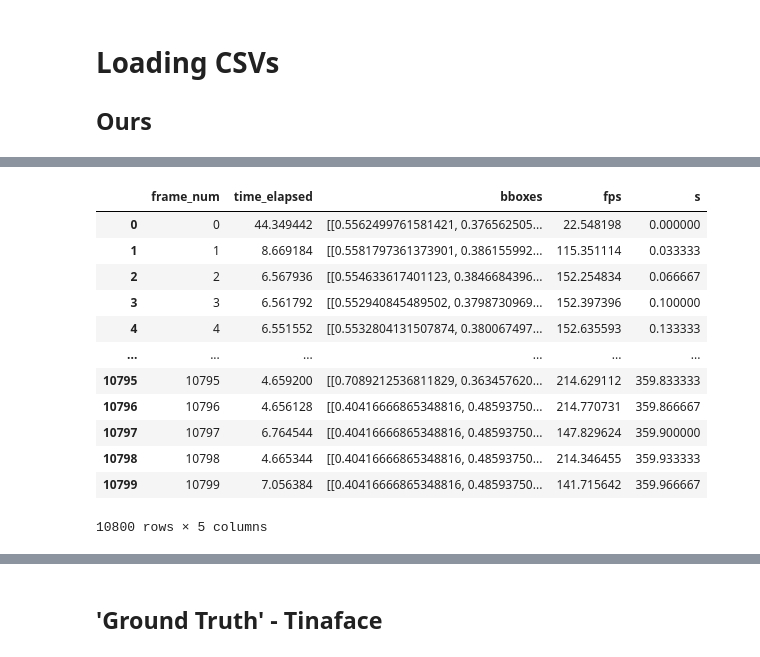
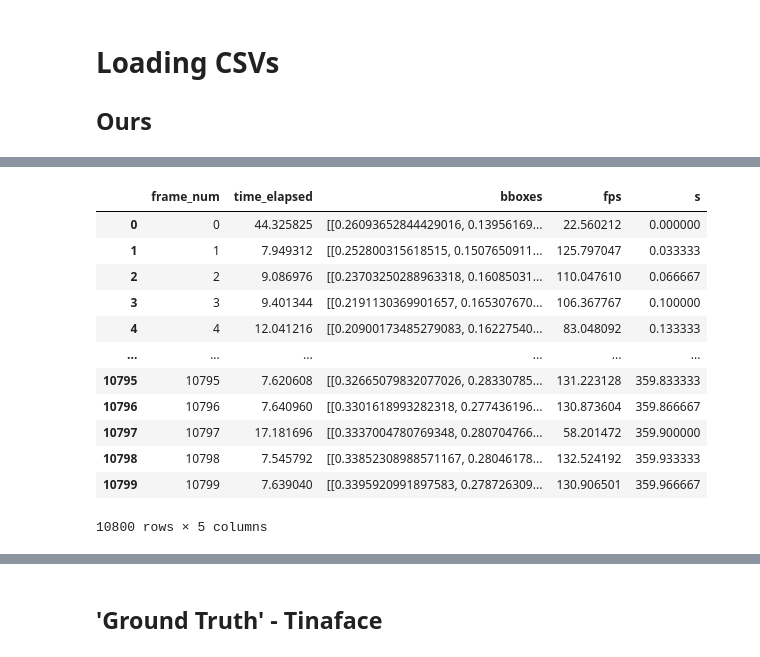
Before and after one commit to AniAggarwal/face-blur-rt, a Jupyter notebook: src/benchmarks.ipynb, the cells around one changed output, grey strips where cells are left out. Drawn from its saved outputs; the diff is of its cells as text; code cells hidden in the pictures.

```diff
--- a/src/benchmarks.ipynb
+++ b/src/benchmarks.ipynb
@@ -11,12 +11,11 @@ import seaborn as sns
 # Loading CSVs
 ## Ours
 # %%
-csv_path = Path("../data/demos/irl-stream-long-30fps-ours-detection-only.csv")
-# csv_path = Path("../data/demos/irl-stream-long-30fps-ours-detection-only-laptop-battery.csv")
-df = pd.read_csv(csv_path, sep=",", quotechar='"', engine='python')
-df["frame_num"] = df["frame_num"].astype(int)
-df["time_elapsed"] = df["time_elapsed"].astype(float)
-df['bboxes'] = df['bboxes'].apply(ast.literal_eval)
-df["fps"] = 1000 / df["time_elapsed"]
-df["s"] = df["frame_num"] / 30
-df
+def process_csv(path):
+    df = pd.read_csv(path, sep=",", quotechar='"', engine='python')
+    df["frame_num"] = df["frame_num"].astype(int)
+    df["time_elapsed"] = df["time_elapsed"].astype(float)
+    df['bboxes'] = df['bboxes'].apply(ast.literal_eval)
+    df["fps"] = 1000 / df["time_elapsed"]
+    df["s"] = df["frame_num"] / 30
+    return df
@@ -37,22 +22,17 @@ df
-# %%
-df_tracker = pd.read_csv("../data/demos/irl-stream-long-30fps-ours-tracker-only.csv", sep=",", quotechar='"', engine='python')
-df_tracker["frame_num"] = df_tracker["frame_num"].astype(int)
-df_tracker["time_elapsed"] = df_tracker["time_elapsed"].astype(float)
-df_tracker['bboxes'] = df_tracker['bboxes'].apply(ast.literal_eval)
-df_tracker["fps"] = 1000 / df_tracker["time_elapsed"]
-df_tracker["s"] = df_tracker["frame_num"] / 30
-df_tracker
-# %% [output]
-|  | frame_num | time_elapsed | bboxes | fps | s |
-| 0 | 0 | 44.349442 | [[0.5562499761581421, 0.376562505... | 22.548198 | 0.000000 |
-| 1 | 1 | 8.669184 | [[0.5581797361373901, 0.386155992... | 115.351114 | 0.033333 |
-| 2 | 2 | 6.567936 | [[0.554633617401123, 0.3846684396... | 152.254834 | 0.066667 |
-| 3 | 3 | 6.561792 | [[0.552940845489502, 0.3798730969... | 152.397396 | 0.100000 |
-| 4 | 4 | 6.551552 | [[0.5532804131507874, 0.380067497... | 152.635593 | 0.133333 |
-| ... | ... | ... | ... | ... | ... |
-| 10795 | 10795 | 4.659200 | [[0.7089212536811829, 0.363457620... | 214.629112 | 359.833333 |
-| 10796 | 10796 | 4.656128 | [[0.40416666865348816, 0.48593750... | 214.770731 | 359.866667 |
-| 10797 | 10797 | 6.764544 | [[0.40416666865348816, 0.48593750... | 147.829624 | 359.900000 |
-| 10798 | 10798 | 4.665344 | [[0.40416666865348816, 0.48593750... | 214.346455 | 359.933333 |
-| 10799 | 10799 | 7.056384 | [[0.40416666865348816, 0.48593750... | 141.715642 | 359.966667 |
-10800 rows × 5 columns
+# %%
+df_detection = process_csv("../data/demos/irl-stream-long-30fps-ours-detection-only.csv")
+df_detection
+# %% [output]
+|  | frame_num | time_elapsed | bboxes | fps | s |
+| 0 | 0 | 44.325825 | [[0.26093652844429016, 0.13956169... | 22.560212 | 0.000000 |
+| 1 | 1 | 7.949312 | [[0.252800315618515, 0.1507650911... | 125.797047 | 0.033333 |
+| 2 | 2 | 9.086976 | [[0.23703250288963318, 0.16085031... | 110.047610 | 0.066667 |
+| 3 | 3 | 9.401344 | [[0.2191130369901657, 0.165307670... | 106.367767 | 0.100000 |
+| 4 | 4 | 12.041216 | [[0.20900173485279083, 0.16227540... | 83.048092 | 0.133333 |
+| ... | ... | ... | ... | ... | ... |
+| 10795 | 10795 | 7.620608 | [[0.32665079832077026, 0.28330785... | 131.223128 | 359.833333 |
+| 10796 | 10796 | 7.640960 | [[0.3301618993282318, 0.277436196... | 130.873604 | 359.866667 |
+| 10797 | 10797 | 17.181696 | [[0.3337004780769348, 0.280704766... | 58.201472 | 359.900000 |
+| 10798 | 10798 | 7.545792 | [[0.33852308988571167, 0.28046178... | 132.524192 | 359.933333 |
+| 10799 | 10799 | 7.639040 | [[0.3395920991897583, 0.278726309... | 130.906501 | 359.966667 |
+10800 rows × 5 columns
```
Also changed, not shown: parts of 28 cells of this notebook, 7 other files.
